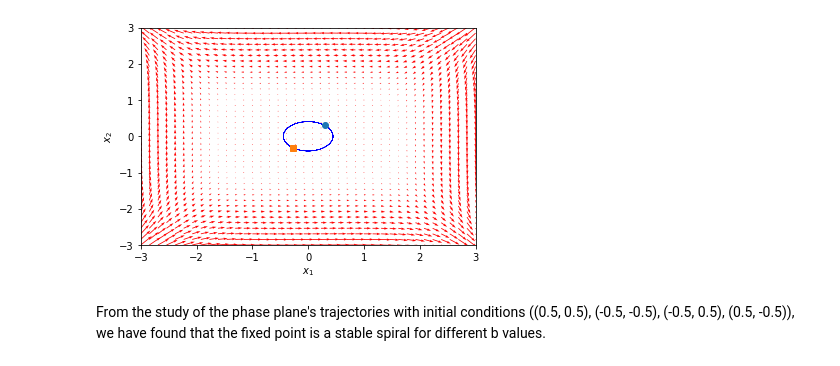
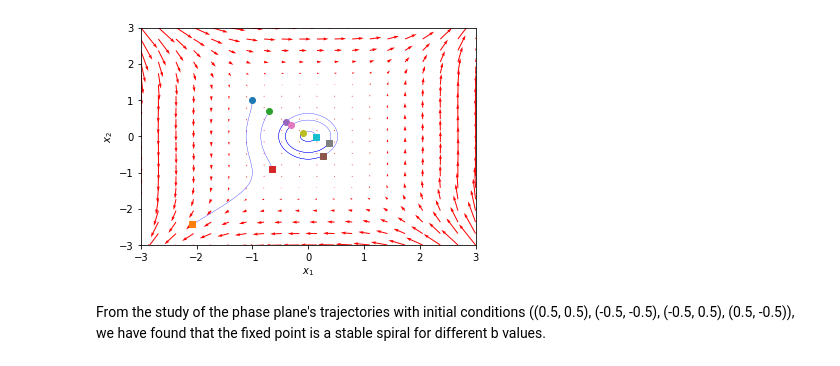
Before and after one commit to StefanIacob/CN_homework, a Jupyter notebook: Week_2/2_1.a.ipynb, the cells around one changed output. Saved outputs shown, nothing was run; the diff lists cells and outputs as text; code cells hidden in the pictures.

```diff
--- a/Week_2/2_1.a.ipynb
+++ b/Week_2/2_1.a.ipynb
@@ -13,12 +13,12 @@ def v_prime(x, y):
 # %%
 def f(Y, y2):
     y1, y2 = Y
-    return (-y2 - (y2)**3, y1 -(y1)**3)
+    return (-y2 + (y2)**3, y1 +(y1)**3)
 
 def createPlot(IC):
 
-    y1 = np.linspace(-3, 3, 40)
-    y2 = np.linspace(-3, 3, 40)
+    y1 = np.linspace(-3, 3, 20)
+    y2 = np.linspace(-3, 3, 20)
 
 
     Y1, Y2 = np.meshgrid(y1, y2)
@@ -41,7 +41,10 @@ def createPlot(IC):
 # plot trajectories from an initial condition y0
 
     for y10, y20 in IC:
-        tspan = np.linspace(0, 100, 400)
+        if np.abs(y10) > 0.5:
+            tspan = np.linspace(0, 1.3, 100)
+        else:
+            tspan = np.linspace(0, 10, 1000)
         y0 = [y10, y20]
         ys = odeint(f, y0, tspan)
         plt.plot(ys[:,0], ys[:,1], 'b-', linewidth=0.3) # path
@@ -58,9 +61,9 @@ def createPlot(IC):
 # %%
 #Plot the phase space for different b values
 
-IC = [(0.3, 0.3)] #Initial conditions
+IC = [(-1, 1),(-0.7, 0.7), (-0.4, 0.4), (-0.3, 0.3), (-0.1, 0.1)] #Initial conditions
 createPlot(IC)
 # %% [output]
-[figure, old version]
+[figure, new version]
 # %% [markdown]
 From the study of the phase plane's trajectories with initial conditions ((0.5, 0.5), (-0.5, -0.5), (-0.5, 0.5), (0.5, -0.5)), we have found that the fixed point is a stable spiral for different b values.
```
